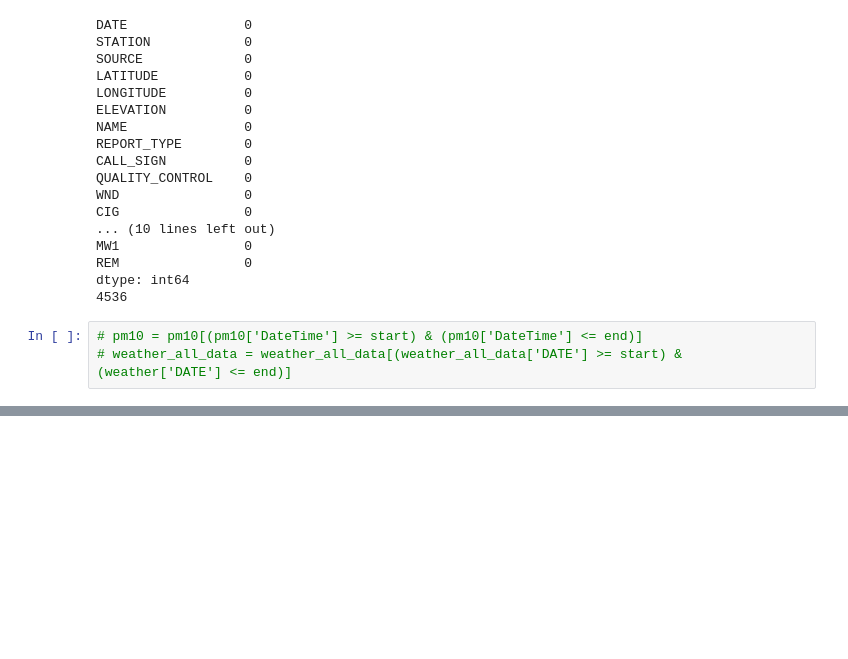
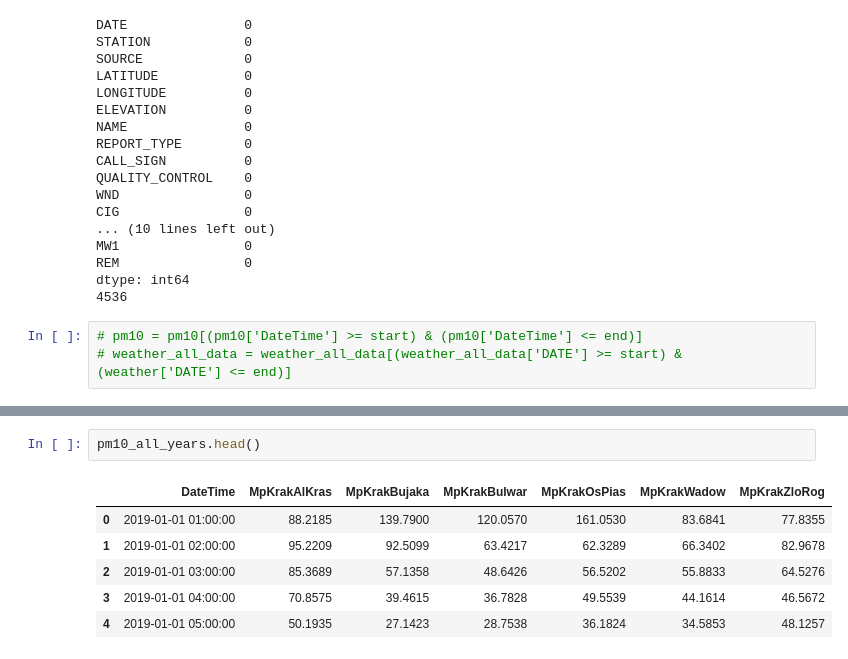
Before and after one commit to NguyenThanhNamIT/AIRPPMHackathon, a Jupyter notebook: src/preprocessing/preprocess.ipynb, the cells around one changed output, grey strips where cells are left out. Cells and saved outputs as stored; diff of their text form; blank space fills up the shorter version.

```diff
--- a/src/preprocessing/preprocess.ipynb
+++ b/src/preprocessing/preprocess.ipynb
@@ -306,0 +323,9 @@ dtype: int64
+# %%
+pm10_all_years.head()
+# %% [output]
+|  | DateTime | MpKrakAlKras | MpKrakBujaka | MpKrakBulwar | MpKrakOsPias | MpKrakWadow | MpKrakZloRog |
+| 0 | 2019-01-01 01:00:00 | 88.2185 | 139.7900 | 120.0570 | 161.0530 | 83.6841 | 77.8355 |
+| 1 | 2019-01-01 02:00:00 | 95.2209 | 92.5099 | 63.4217 | 62.3289 | 66.3402 | 82.9678 |
+| 2 | 2019-01-01 03:00:00 | 85.3689 | 57.1358 | 48.6426 | 56.5202 | 55.8833 | 64.5276 |
+| 3 | 2019-01-01 04:00:00 | 70.8575 | 39.4615 | 36.7828 | 49.5539 | 44.1614 | 46.5672 |
+| 4 | 2019-01-01 05:00:00 | 50.1935 | 27.1423 | 28.7538 | 36.1824 | 34.5853 | 48.1257 |
```
Also changed, not shown: parts of 11 cells of this notebook, 2 other files.
